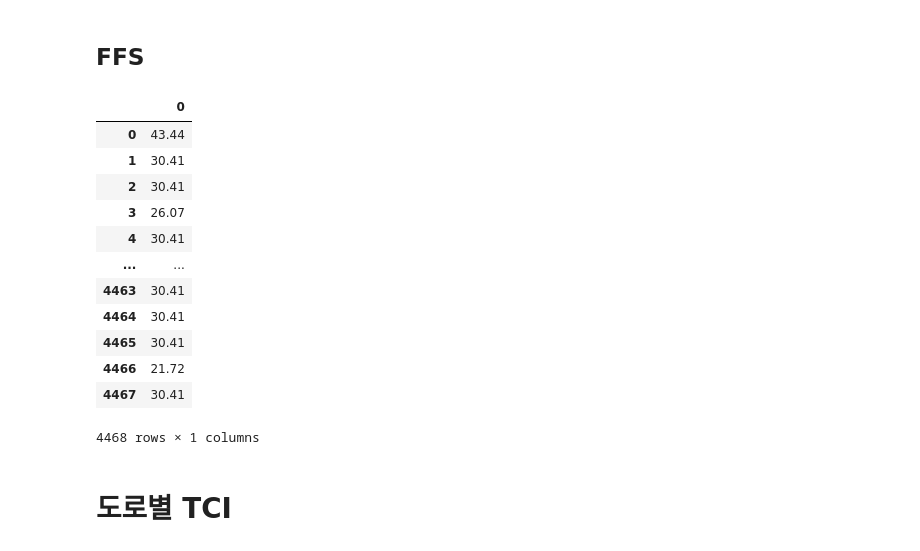
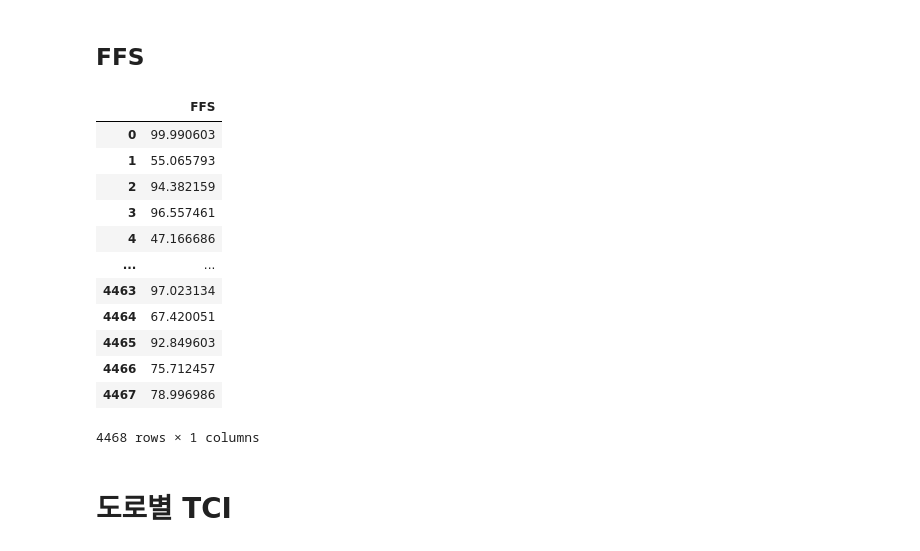
Before and after one commit to DVL-Sejong/congestion-pricing, a Jupyter notebook: .experiment/tci_per_date.ipynb, the cells around one changed output. Saved outputs shown, nothing was run; the diff lists cells and outputs as text; code cells hidden in the pictures.

```diff
--- a/.experiment/tci_per_date.ipynb
+++ b/.experiment/tci_per_date.ipynb
@@ -5,21 +5,21 @@ from datetime import datetime, timedelta
 # %% [markdown]
 ## FFS
 # %%
-ffs_df = pd.read_csv("../static/data/sanfrancisco/ffs_temp.csv")
+ffs_df = pd.read_csv("../static/data/sanfrancisco/ffs_san.csv")
 ffs_df
 # %% [output]
-|  | 0 |
-| 0 | 43.44 |
-| 1 | 30.41 |
-| 2 | 30.41 |
-| 3 | 26.07 |
-| 4 | 30.41 |
+|  | FFS |
+| 0 | 99.990603 |
+| 1 | 55.065793 |
+| 2 | 94.382159 |
+| 3 | 96.557461 |
+| 4 | 47.166686 |
 | ... | ... |
-| 4463 | 30.41 |
-| 4464 | 30.41 |
-| 4465 | 30.41 |
-| 4466 | 21.72 |
-| 4467 | 30.41 |
+| 4463 | 97.023134 |
+| 4464 | 67.420051 |
+| 4465 | 92.849603 |
+| 4466 | 75.712457 |
+| 4467 | 78.996986 |
 4468 rows × 1 columns
 # %% [markdown]
 # 도로별 TCI
```
Also changed, not shown: parts of 4 cells of this notebook, 5 other files.
